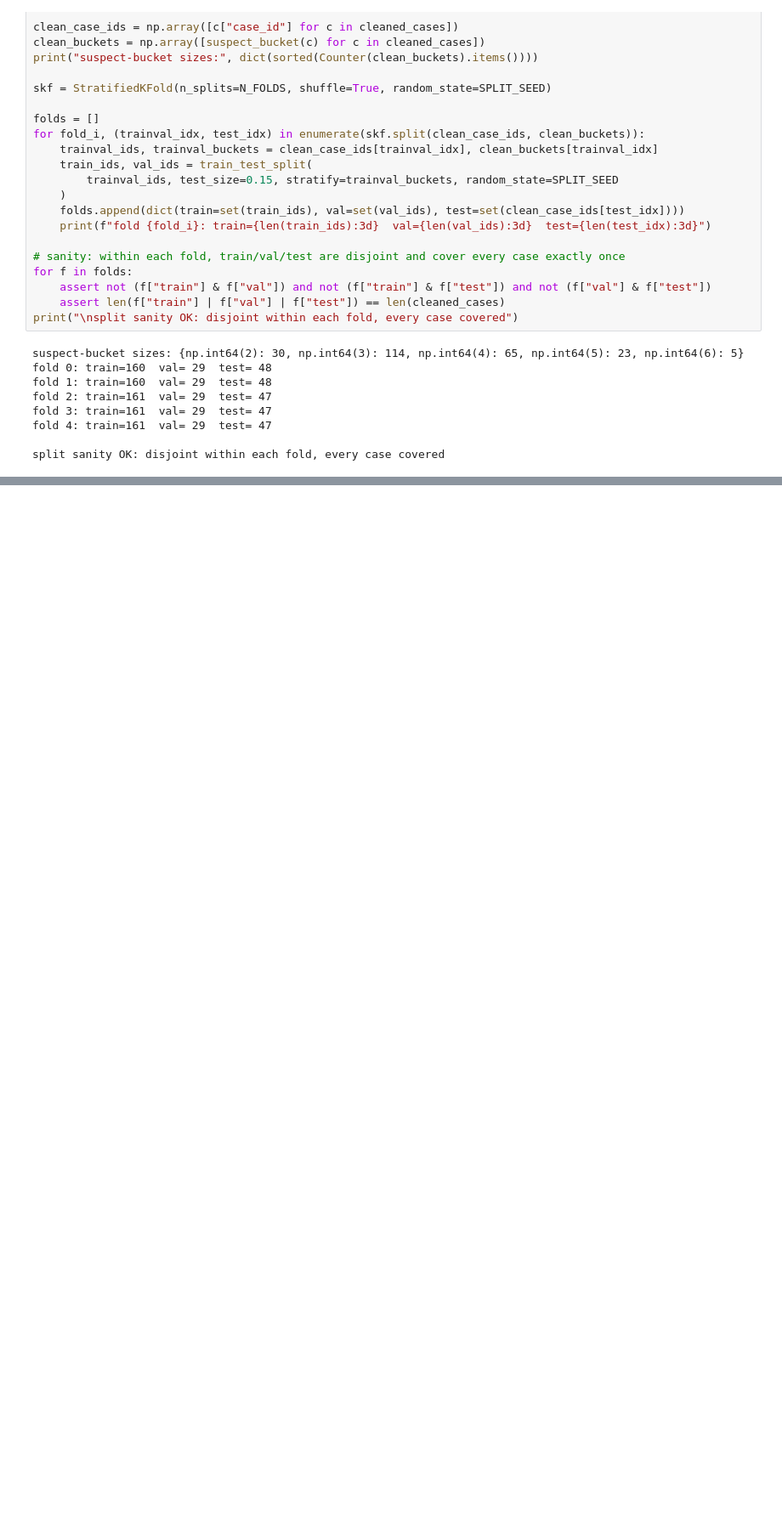
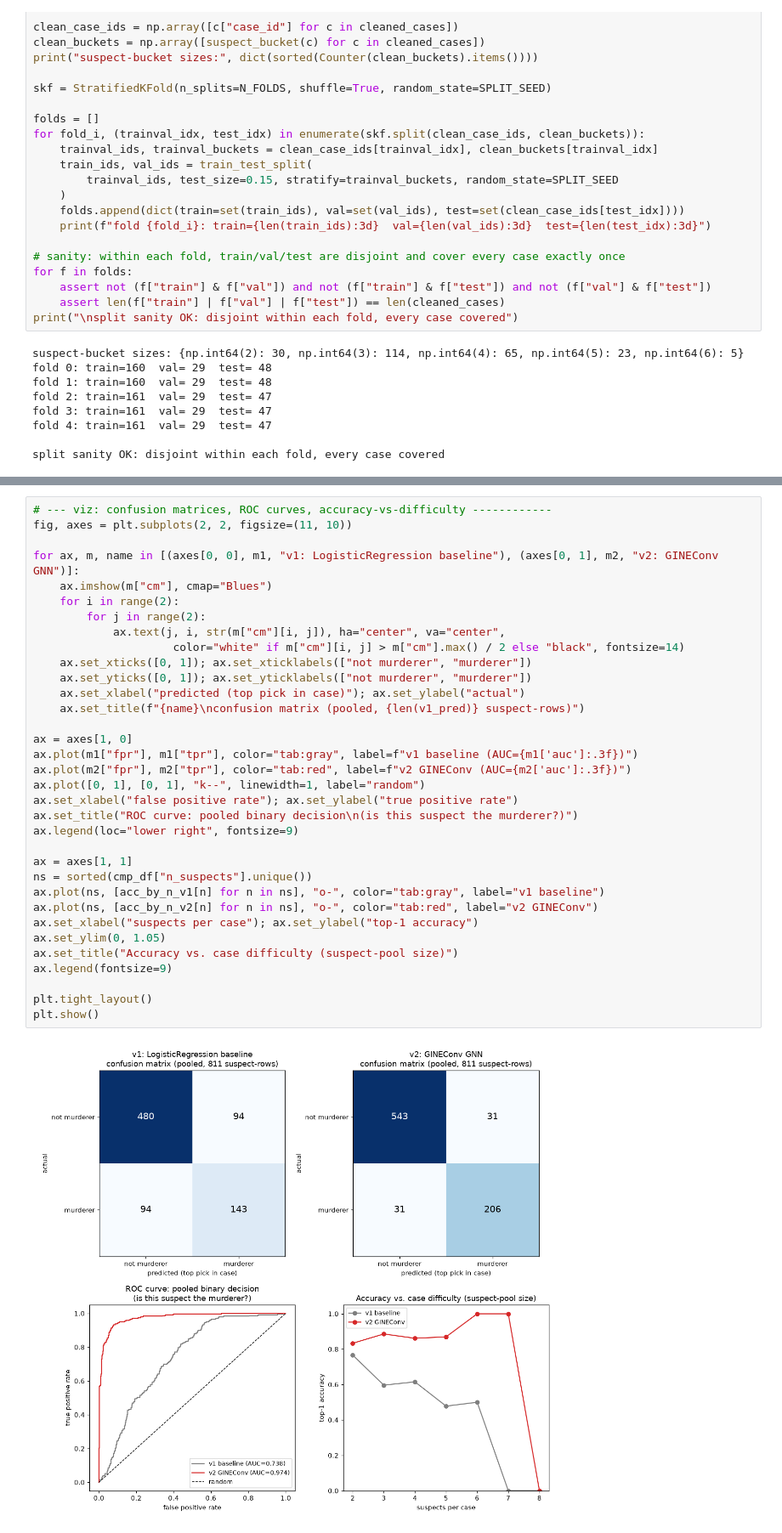
Before and after one commit to SvarogBurn/case-closed-custom-dataset-analysis, a Jupyter notebook: Reo analysis/v5/case_closedv5.ipynb, the cells around one changed output, grey strips where cells are left out. Shown at 85% size. Drawn from its saved outputs; the diff is of its cells as text; blank space fills up the shorter version.

```diff
--- a/Reo analysis/v5/case_closedv5.ipynb
+++ b/Reo analysis/v5/case_closedv5.ipynb
@@ -1334,0 +1324,36 @@ for k in relationship_keys:
+# %%
+# --- viz: confusion matrices, ROC curves, accuracy-vs-difficulty ------------
+fig, axes = plt.subplots(2, 2, figsize=(11, 10))
+
+for ax, m, name in [(axes[0, 0], m1, "v1: LogisticRegression baseline"), (axes[0, 1], m2, "v2: GINEConv GNN")]:
+    ax.imshow(m["cm"], cmap="Blues")
+    for i in range(2):
+        for j in range(2):
+            ax.text(j, i, str(m["cm"][i, j]), ha="center", va="center",
+                     color="white" if m["cm"][i, j] > m["cm"].max() / 2 else "black", fontsize=14)
+    ax.set_xticks([0, 1]); ax.set_xticklabels(["not murderer", "murderer"])
+    ax.set_yticks([0, 1]); ax.set_yticklabels(["not murderer", "murderer"])
+    ax.set_xlabel("predicted (top pick in case)"); ax.set_ylabel("actual")
+    ax.set_title(f"{name}\nconfusion matrix (pooled, {len(v1_pred)} suspect-rows)")
+
+ax = axes[1, 0]
+ax.plot(m1["fpr"], m1["tpr"], color="tab:gray", label=f"v1 baseline (AUC={m1['auc']:.3f})")
+ax.plot(m2["fpr"], m2["tpr"], color="tab:red", label=f"v2 GINEConv (AUC={m2['auc']:.3f})")
+ax.plot([0, 1], [0, 1], "k--", linewidth=1, label="random")
+ax.set_xlabel("false positive rate"); ax.set_ylabel("true positive rate")
+ax.set_title("ROC curve: pooled binary decision\n(is this suspect the murderer?)")
+ax.legend(loc="lower right", fontsize=9)
+
+ax = axes[1, 1]
+ns = sorted(cmp_df["n_suspects"].unique())
+ax.plot(ns, [acc_by_n_v1[n] for n in ns], "o-", color="tab:gray", label="v1 baseline")
+ax.plot(ns, [acc_by_n_v2[n] for n in ns], "o-", color="tab:red", label="v2 GINEConv")
+ax.set_xlabel("suspects per case"); ax.set_ylabel("top-1 accuracy")
+ax.set_ylim(0, 1.05)
+ax.set_title("Accuracy vs. case difficulty (suspect-pool size)")
+ax.legend(fontsize=9)
+
+plt.tight_layout()
+plt.show()
+# %% [output]
+[figure, added]
```
Also changed, not shown: parts of 58 cells of this notebook.
